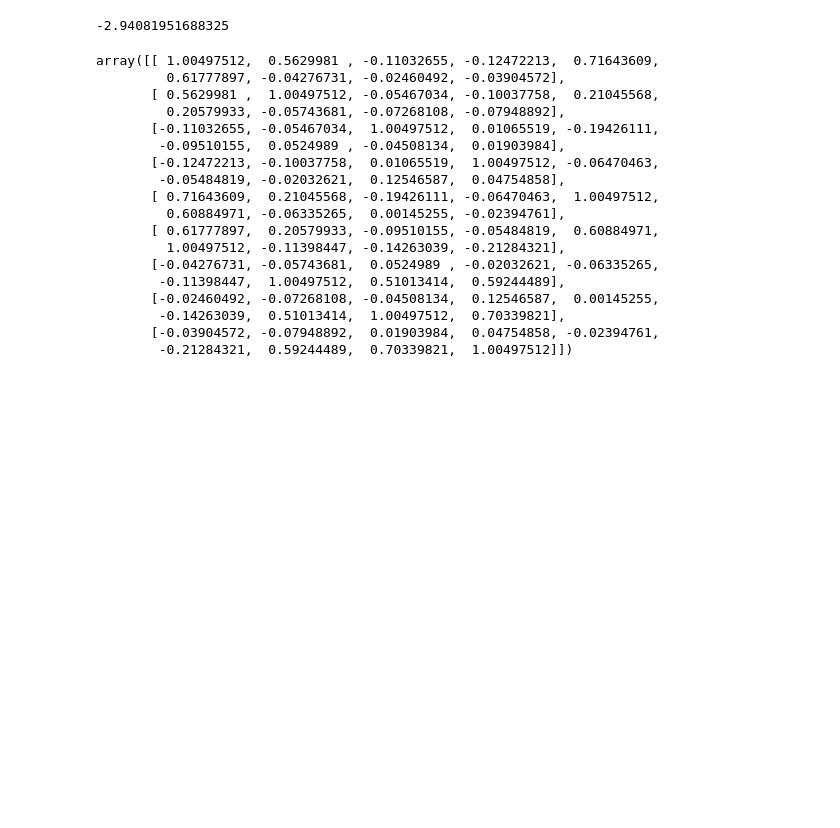
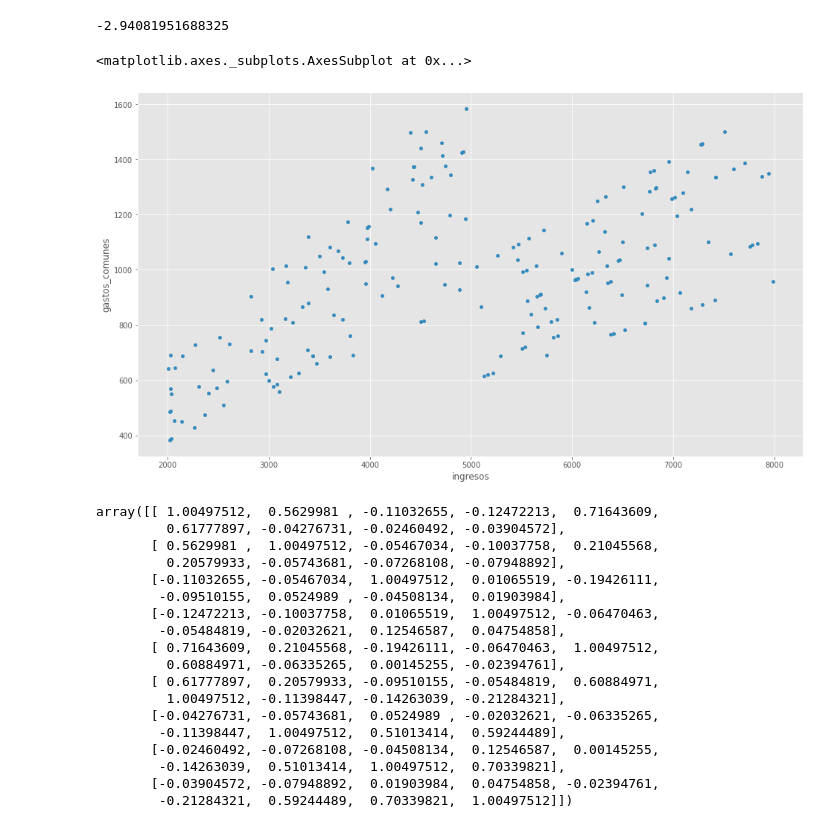
Before and after one commit to Psyclophe/Power-PDF, a Jupyter notebook: 2_PCA_Aprendizaje_no_supervisado.ipynb, the cells around one changed output. Saved outputs shown, nothing was run; the diff lists cells and outputs as text; code cells hidden in the pictures; blank space fills up the shorter version.

```diff
--- a/2_PCA_Aprendizaje_no_supervisado.ipynb
+++ b/2_PCA_Aprendizaje_no_supervisado.ipynb
@@ -62,3 +69,8 @@ X_scaled=scaler.transform(df)# Ahora si, escalo los datos y los normalizo
+# %%
+df[["ingresos",	"gastos_comunes"]].plot.scatter(*["ingresos",	"gastos_comunes"])
+# %% [output]
+<matplotlib.axes._subplots.AxesSubplot at 0x...>
+[figure, added]
 # %%
 #Instanciamos objeto PCA y aplicamos
 pca=PCA(n_components=9) # Otra opción es instanciar pca sólo con dimensiones nuevas hasta obtener un mínimo "explicado" ej.: pca=PCA(.85)
```
Also changed, not shown: parts of 6 cells of this notebook.
